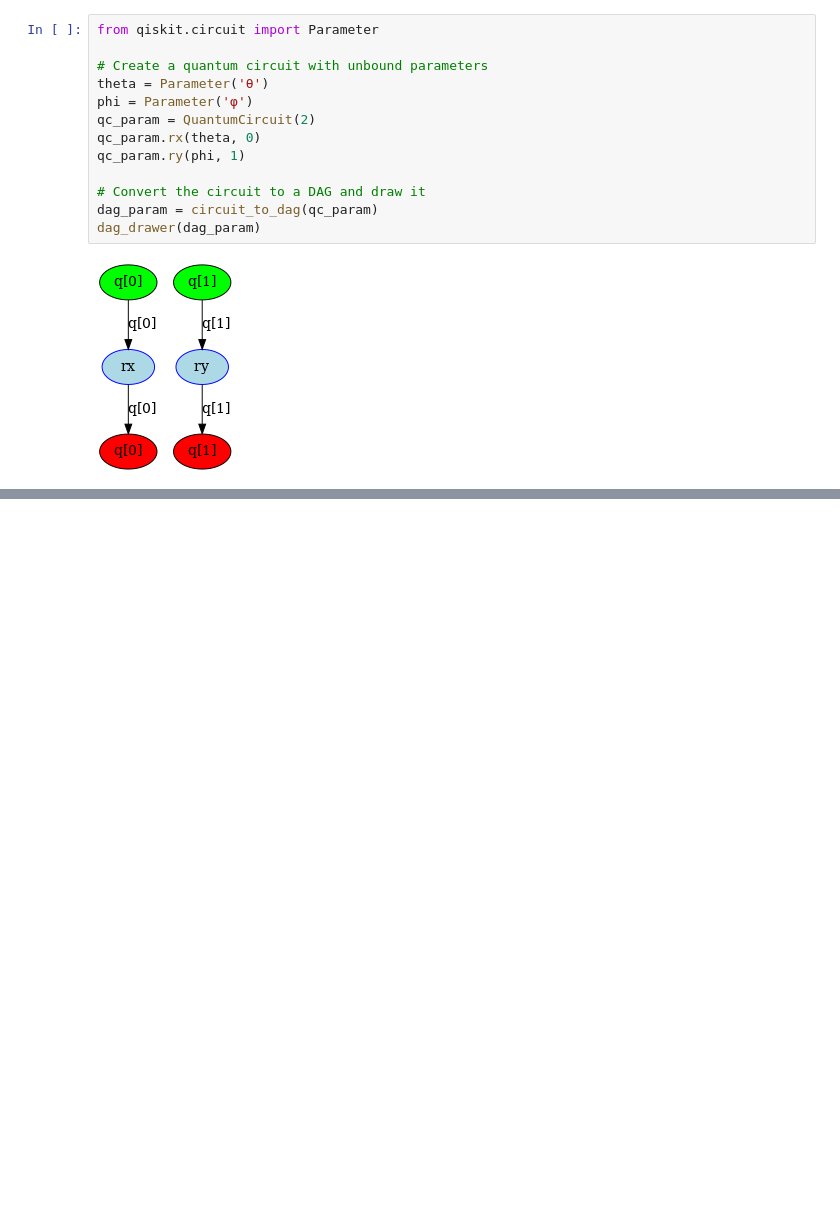
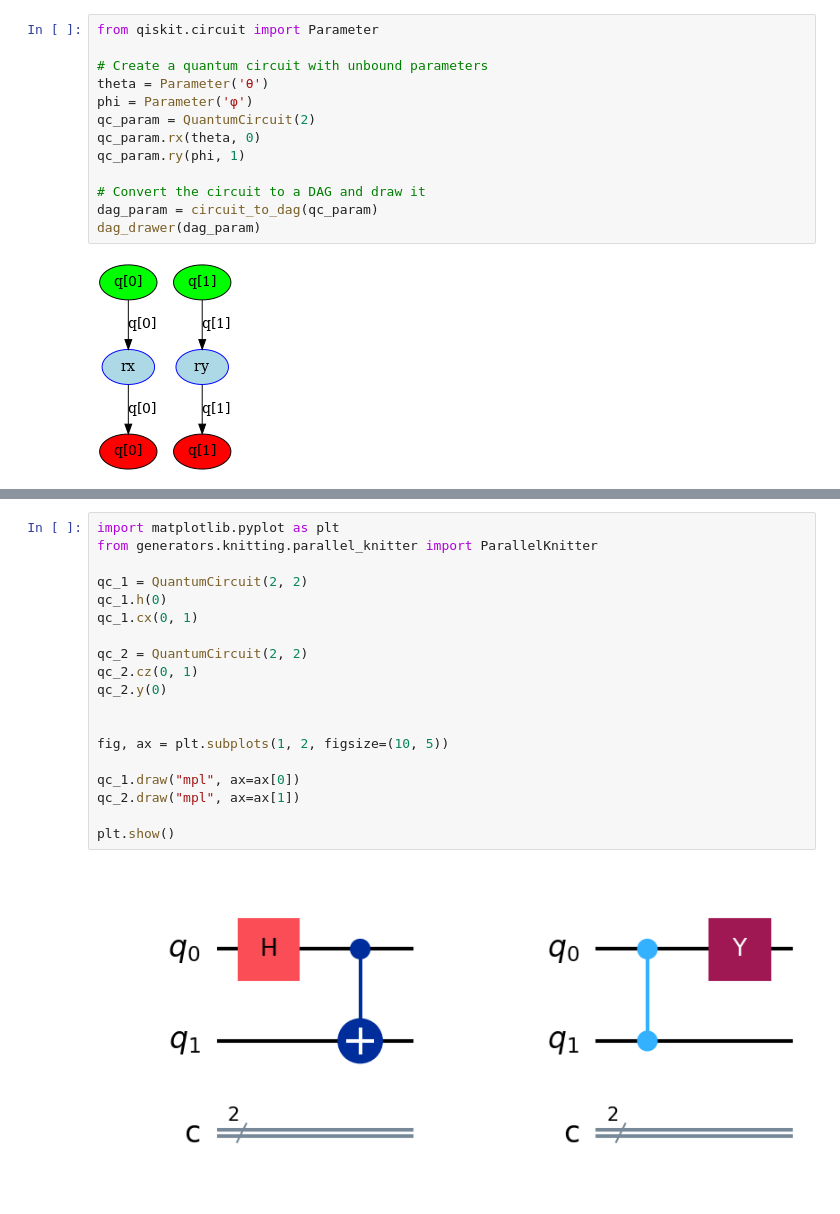
Before and after one commit to sola-st/qite-quantum-platform-testing, a Jupyter notebook: notebooks/011_Dag_Manipulation.ipynb, the cells around one changed output, grey strips where cells are left out. Cells and saved outputs as stored; diff of their text form; blank space fills up the shorter version.

```diff
--- a/notebooks/011_Dag_Manipulation.ipynb
+++ b/notebooks/011_Dag_Manipulation.ipynb
@@ -88,0 +171,21 @@ dag_drawer(dag_param)
+# %%
+import matplotlib.pyplot as plt
+from generators.knitting.parallel_knitter import ParallelKnitter
+
+qc_1 = QuantumCircuit(2, 2)
+qc_1.h(0)
+qc_1.cx(0, 1)
+
+qc_2 = QuantumCircuit(2, 2)
+qc_2.cz(0, 1)
+qc_2.y(0)
+
+
+fig, ax = plt.subplots(1, 2, figsize=(10, 5))
+
+qc_1.draw("mpl", ax=ax[0])
+qc_2.draw("mpl", ax=ax[1])
+
+plt.show()
+# %% [output]
+[figure, added]
```
Also changed, not shown: parts of 6 cells of this notebook, 4 other files.
